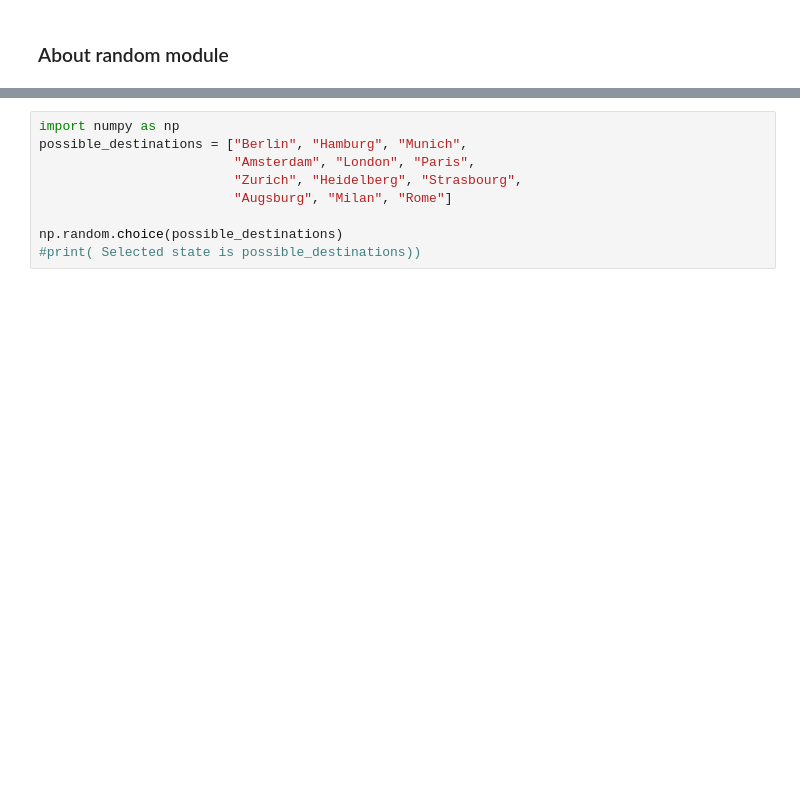
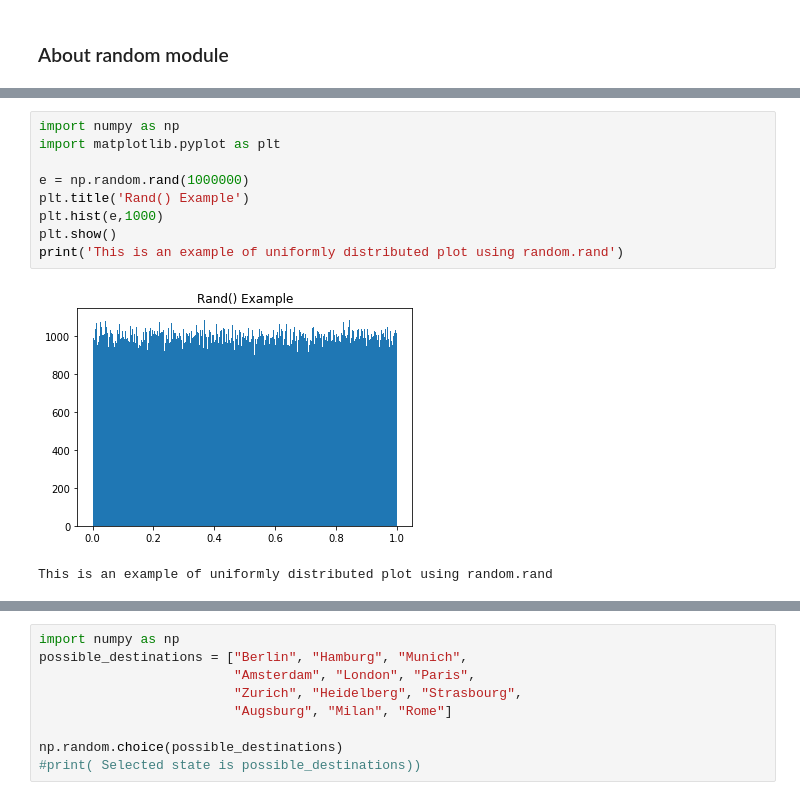
Before and after one commit to ezekielonaloye-gmit/pda_numpy_random_assignment-, a Jupyter notebook: numpy.random assignment 2018.ipynb, the cells around one changed output, grey strips where cells are left out. Cells and saved outputs as stored; diff of their text form; blank space fills up the shorter version.

```diff
--- a/numpy.random assignment 2018.ipynb
+++ b/numpy.random assignment 2018.ipynb
@@ -163,0 +57,12 @@ The random choice can be used to choose a random element from a non-empty sequen
+# %%
+import numpy as np
+import matplotlib.pyplot as plt
+
+e = np.random.rand(1000000)
+plt.title('Rand() Example')
+plt.hist(e,1000)
+plt.show()
+print('This is an example of uniformly distributed plot using random.rand')
+# %% [output]
+[figure, added]
+This is an example of uniformly distributed plot using random.rand
```
Also changed, not shown: parts of 53 cells of this notebook, 1 other file.
